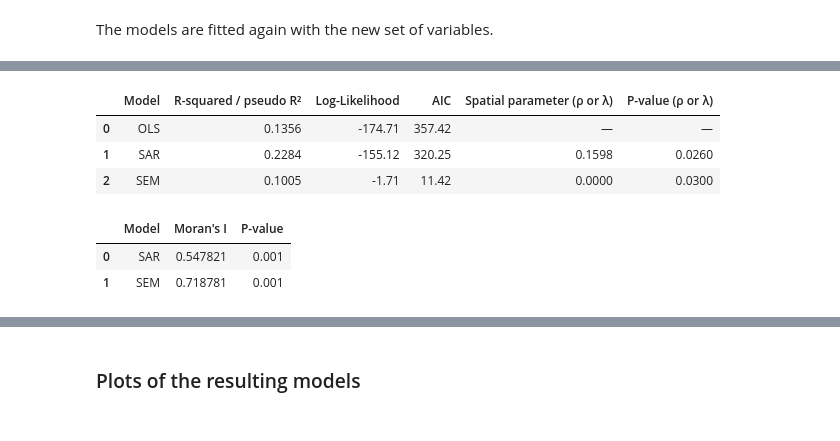
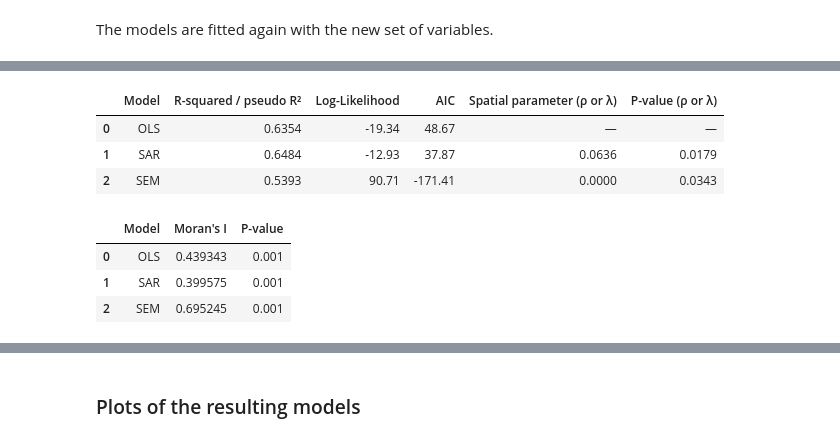
Before and after one commit to andreleo02/geospatial-analysis-project, a Jupyter notebook: analysis.ipynb, the cells around one changed output, grey strips where cells are left out. Cells and saved outputs as stored; diff of their text form; code cells hidden in the pictures.

```diff
--- a/analysis.ipynb
+++ b/analysis.ipynb
@@ -328,17 +330,27 @@ def comparison(ols_model, lag_model, error_model, w):
     comparison_df = pd.DataFrame(comparison_table)
 
     # Moran's I on residuals
+    moran_ols = Moran(ols_model.resid, w)
     moran_lag = Moran(lag_model.u, w)
     moran_error = Moran(error_model.u, w)
 
     moran_df = pd.DataFrame({
-        "Model": ["SAR", "SEM"],
-        "Moran's I": [moran_lag.I, moran_error.I],
-        "P-value": [moran_lag.p_sim, moran_error.p_sim]
+        "Model": ["OLS", "SAR", "SEM"],
+        "Moran's I": [moran_ols.I, moran_lag.I, moran_error.I],
+        "P-value": [moran_ols.p_sim, moran_lag.p_sim, moran_error.p_sim]
     })
 
     display(comparison_df)
     display(moran_df)
+# %%
+def train_models_compare(x_vars, y_var, w):
+    ols_model = ols(x_vars=x_vars, y_var=y_var)
+    lag_model = sar(x_vars=x_vars, y_var=y_var, w=w)
+    error_model = sem(x_vars=x_vars, y_var=y_var, w=w)
+
+    comparison(ols_model=ols_model, lag_model=lag_model, error_model=error_model, w=w)
+
+    return ols_model, lag_model, error_model
 # %% [markdown]
 ### Fit the models and compare the results
 The OLS model is fitted against spatial models (SAR and SEM). Results are shown for comparison in a table.
@@ -381,11 +390,7 @@ x_vars = ['ndvi', 'density', 'distance_to_downtown', 'median_income']
 # %% [markdown]
 The models are fitted again with the new set of variables.
 # %%
-ols_model_income = ols(x_vars=x_vars, y_var=y_var)
-lag_model_income = sar(x_vars=x_vars, y_var=y_var, w=w)
-error_model_income = sem(x_vars=x_vars, y_var=y_var, w=w)
-
-comparison(ols_model=ols_model, lag_model=lag_model, error_model=error_model, w=w)
+ols_model_income, lag_model_income, error_model_income = train_models_compare(x_vars=x_vars, y_var=y_var, w=w)
 # %% [output]
                             OLS Regression Results
 ==============================================================================
@@ -397,17 +402,18 @@ Time:                        17:25:33   Log-Likelihood:                -19.337
 No. Observations:                 360   AIC:                             48.67
 Df Residuals:                     355   BIC:                             68.10
 Df Model:                           4
 Covariance Type:            nonrobust
 ========================================================================================
 ... (75 lines left out)
        median_income         0.00001         0.00000        15.62897         0.00000
               lambda         0.81622         0.03434        23.77047         0.00000
 ------------------------------------------------------------------------------------
 ================================ END OF REPORT =====================================
 |  | Model | R-squared / pseudo R² | Log-Likelihood | AIC | Spatial parameter (ρ or λ) | P-value (ρ or λ) |
-| 0 | OLS | 0.1356 | -174.71 | 357.42 | — | — |
-| 1 | SAR | 0.2284 | -155.12 | 320.25 | 0.1598 | 0.0260 |
-| 2 | SEM | 0.1005 | -1.71 | 11.42 | 0.0000 | 0.0300 |
+| 0 | OLS | 0.6354 | -19.34 | 48.67 | — | — |
+| 1 | SAR | 0.6484 | -12.93 | 37.87 | 0.0636 | 0.0179 |
+| 2 | SEM | 0.5393 | 90.71 | -171.41 | 0.0000 | 0.0343 |
 |  | Model | Moran's I | P-value |
-| 0 | SAR | 0.547821 | 0.001 |
-| 1 | SEM | 0.718781 | 0.001 |
+| 0 | OLS | 0.439343 | 0.001 |
+| 1 | SAR | 0.399575 | 0.001 |
+| 2 | SEM | 0.695245 | 0.001 |
```
Also changed, not shown: parts of 12 cells of this notebook, 1 other file.
